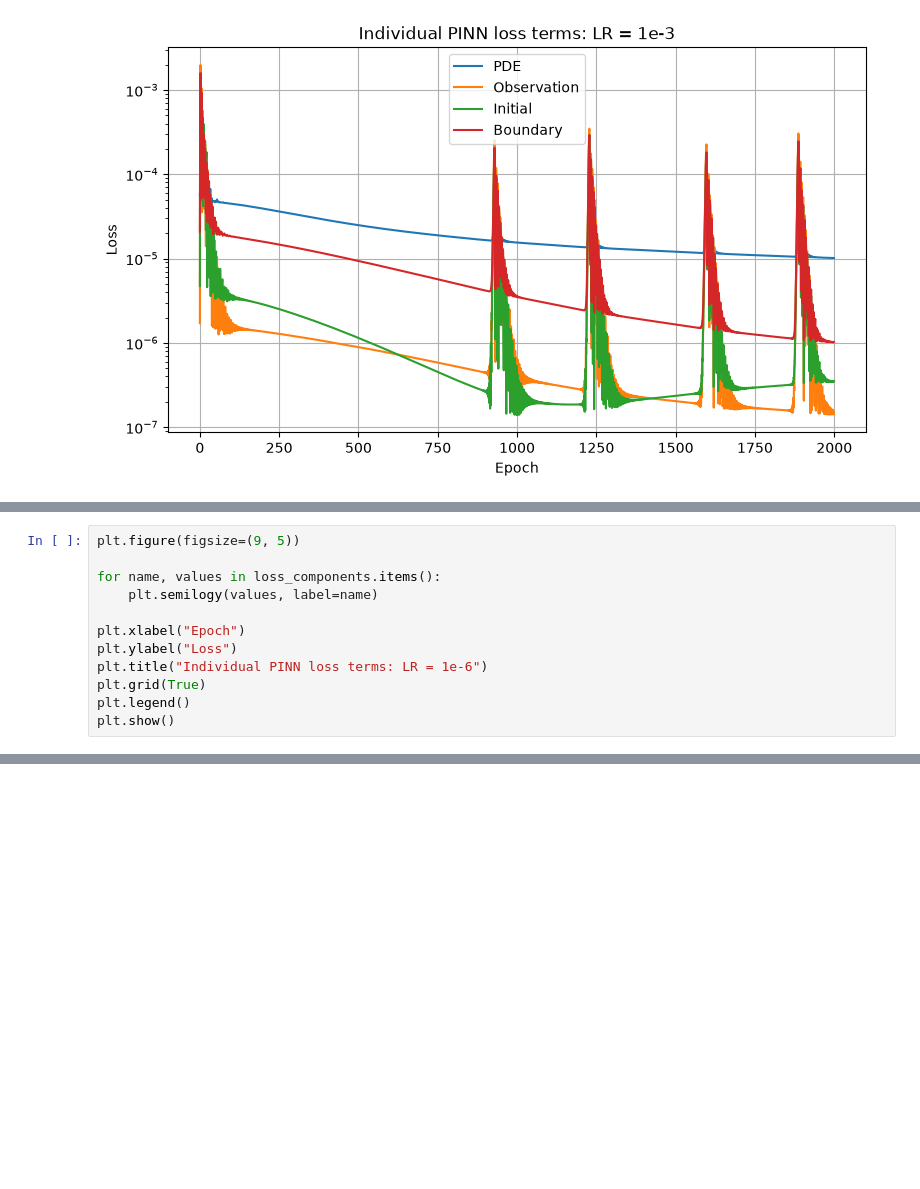
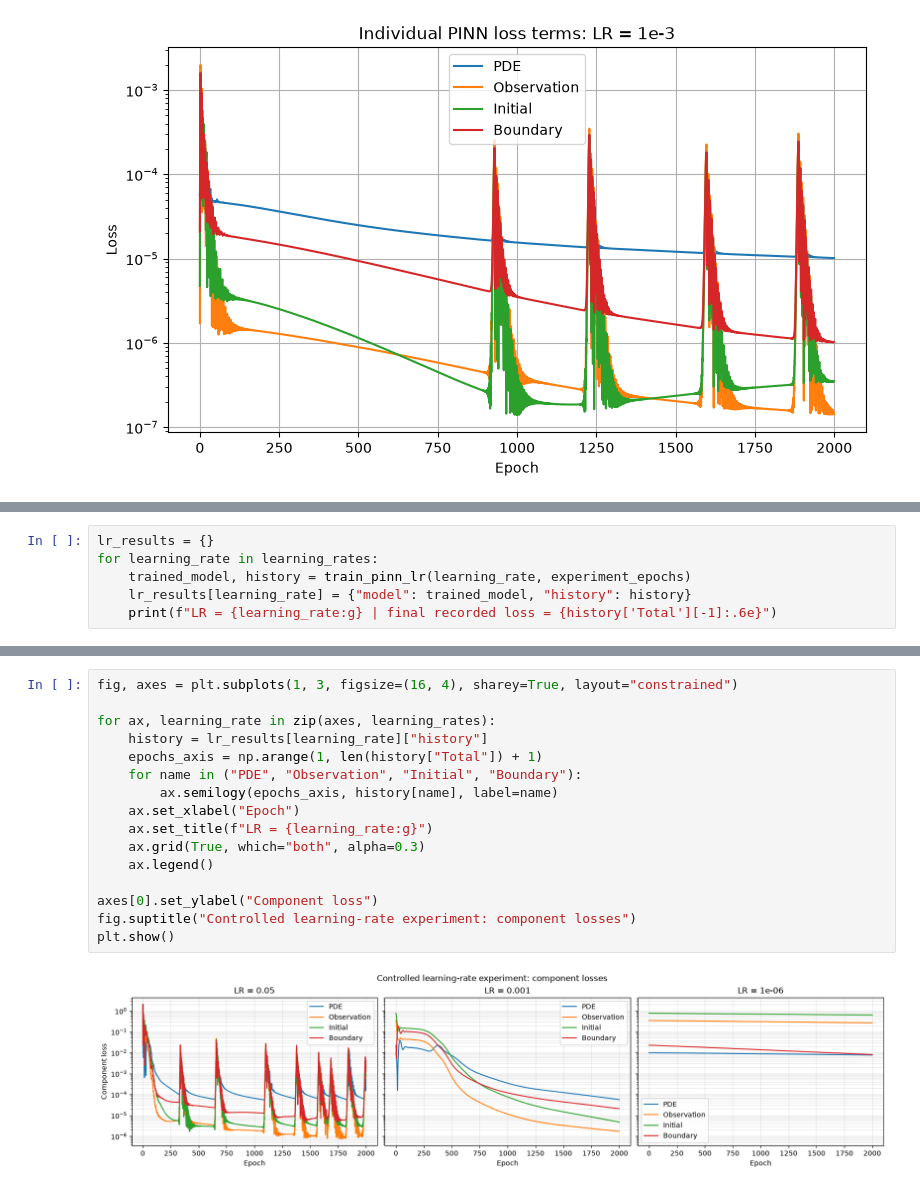
Before and after one commit to TensorFluids/HeatEq-PINN, a Jupyter notebook: notebook.ipynb, the cells around one changed output, grey strips where cells are left out. Saved outputs shown, nothing was run; the diff lists cells and outputs as text; blank space fills up the shorter version.

```diff
--- a/notebook.ipynb
+++ b/notebook.ipynb
@@ -768,12 +541,0 @@ Epoch 1999 | Total: 0.0000 | PDE: 0.0000 | Obs: 0.0000 | IC: 0.0000 | BC: 0.0000
-# %%
-plt.figure(figsize=(9, 5))
-
-for name, values in loss_components.items():
-    plt.semilogy(values, label=name)
-
-plt.xlabel("Epoch")
-plt.ylabel("Loss")
-plt.title("Individual PINN loss terms: LR = 1e-6")
-plt.grid(True)
-plt.legend()
-plt.show()
@@ -781,0 +625,6 @@ plt.show()
+# %%
+lr_results = {}
+for learning_rate in learning_rates:
+    trained_model, history = train_pinn_lr(learning_rate, experiment_epochs)
+    lr_results[learning_rate] = {"model": trained_model, "history": history}
+    print(f"LR = {learning_rate:g} | final recorded loss = {history['Total'][-1]:.6e}")
@@ -781,0 +635,18 @@ plt.show()
+# %%
+fig, axes = plt.subplots(1, 3, figsize=(16, 4), sharey=True, layout="constrained")
+
+for ax, learning_rate in zip(axes, learning_rates):
+    history = lr_results[learning_rate]["history"]
+    epochs_axis = np.arange(1, len(history["Total"]) + 1)
+    for name in ("PDE", "Observation", "Initial", "Boundary"):
+        ax.semilogy(epochs_axis, history[name], label=name)
+    ax.set_xlabel("Epoch")
+    ax.set_title(f"LR = {learning_rate:g}")
+    ax.grid(True, which="both", alpha=0.3)
+    ax.legend()
+
+axes[0].set_ylabel("Component loss")
+fig.suptitle("Controlled learning-rate experiment: component losses")
+plt.show()
+# %% [output]
+[figure, added]
```
Also changed, not shown: parts of 9 cells of this notebook, 1 other file.
